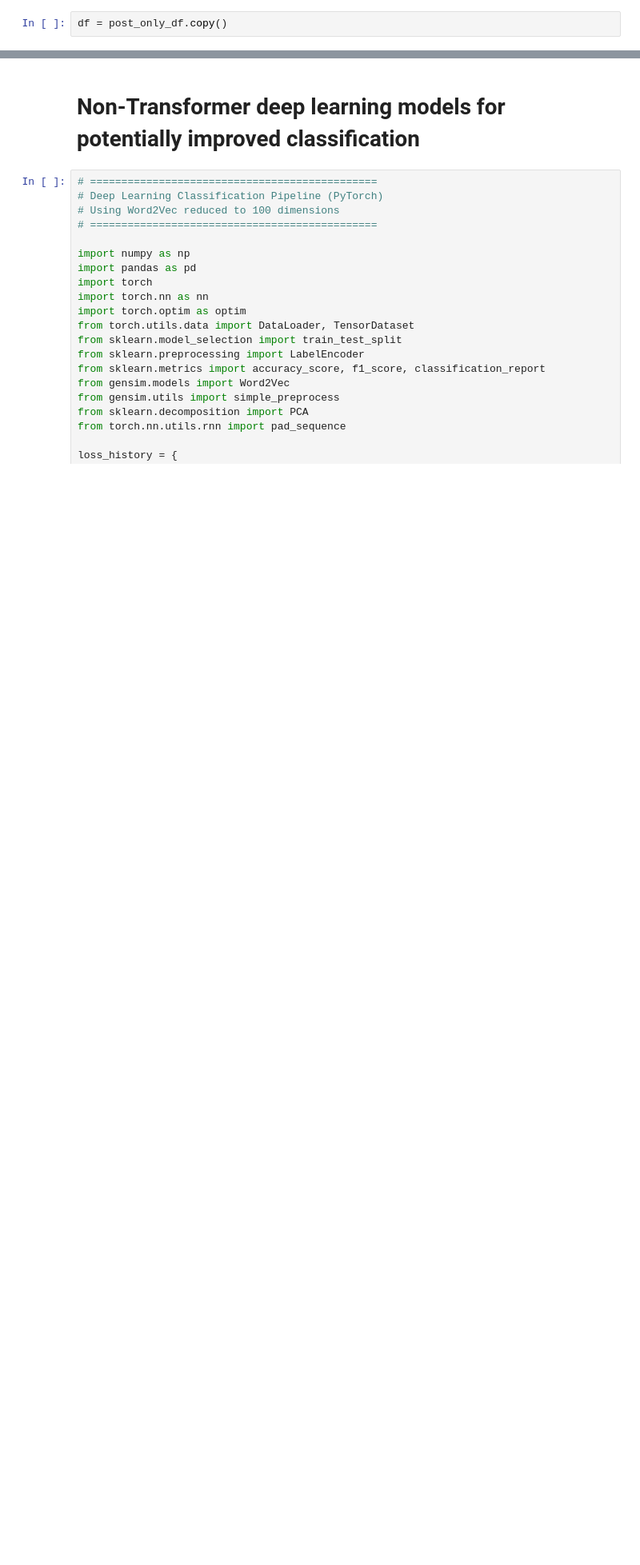
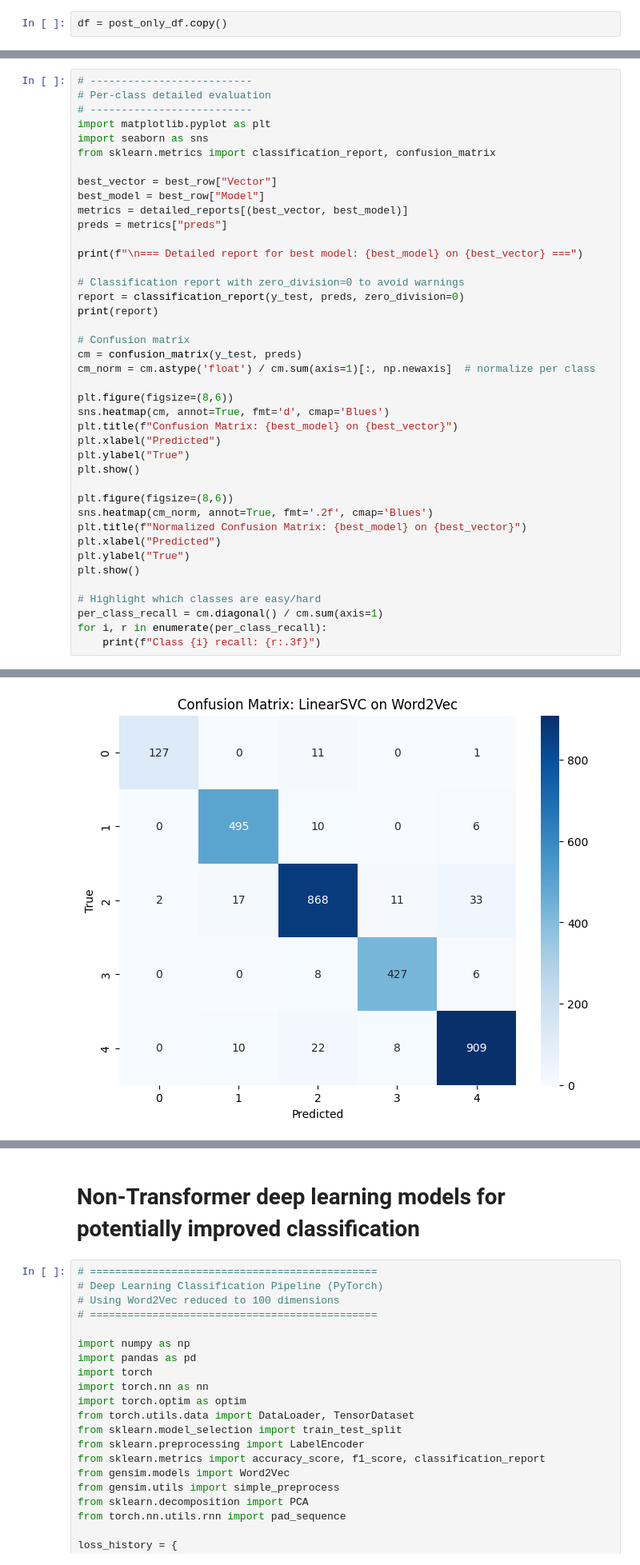
Before and after one commit to Starlight0901/Reddit_SriLanka_Social_Insight, a Jupyter notebook: Categorizing posts for classification.ipynb, the cells around one changed output, grey strips where cells are left out. Shown at 80% size. Cells and saved outputs as stored; diff of their text form; blank space fills up the shorter version.

```diff
--- a/Categorizing posts for classification.ipynb
+++ b/Categorizing posts for classification.ipynb
@@ -1272,0 +1029,42 @@ Saved results and vectorizers.
+# %%
+# --------------------------
+# Per-class detailed evaluation
+# --------------------------
+import matplotlib.pyplot as plt
+import seaborn as sns
+from sklearn.metrics import classification_report, confusion_matrix
+
+best_vector = best_row["Vector"]
+best_model = best_row["Model"]
+metrics = detailed_reports[(best_vector, best_model)]
+preds = metrics["preds"]
+
+print(f"\n=== Detailed report for best model: {best_model} on {best_vector} ===")
+
+# Classification report with zero_division=0 to avoid warnings
+report = classification_report(y_test, preds, zero_division=0)
+print(report)
+
+# Confusion matrix
+cm = confusion_matrix(y_test, preds)
+cm_norm = cm.astype('float') / cm.sum(axis=1)[:, np.newaxis]  # normalize per class
+
+plt.figure(figsize=(8,6))
+sns.heatmap(cm, annot=True, fmt='d', cmap='Blues')
+plt.title(f"Confusion Matrix: {best_model} on {best_vector}")
+plt.xlabel("Predicted")
+plt.ylabel("True")
+plt.show()
+
+plt.figure(figsize=(8,6))
+sns.heatmap(cm_norm, annot=True, fmt='.2f', cmap='Blues')
+plt.title(f"Normalized Confusion Matrix: {best_model} on {best_vector}")
+plt.xlabel("Predicted")
+plt.ylabel("True")
+plt.show()
+
+# Highlight which classes are easy/hard
+per_class_recall = cm.diagonal() / cm.sum(axis=1)
+for i, r in enumerate(per_class_recall):
+    print(f"Class {i} recall: {r:.3f}")
+# %% [output]
@@ -1272,0 +1083 @@ Saved results and vectorizers.
+[figure, added]
```
Also changed, not shown: parts of 15 cells of this notebook.
